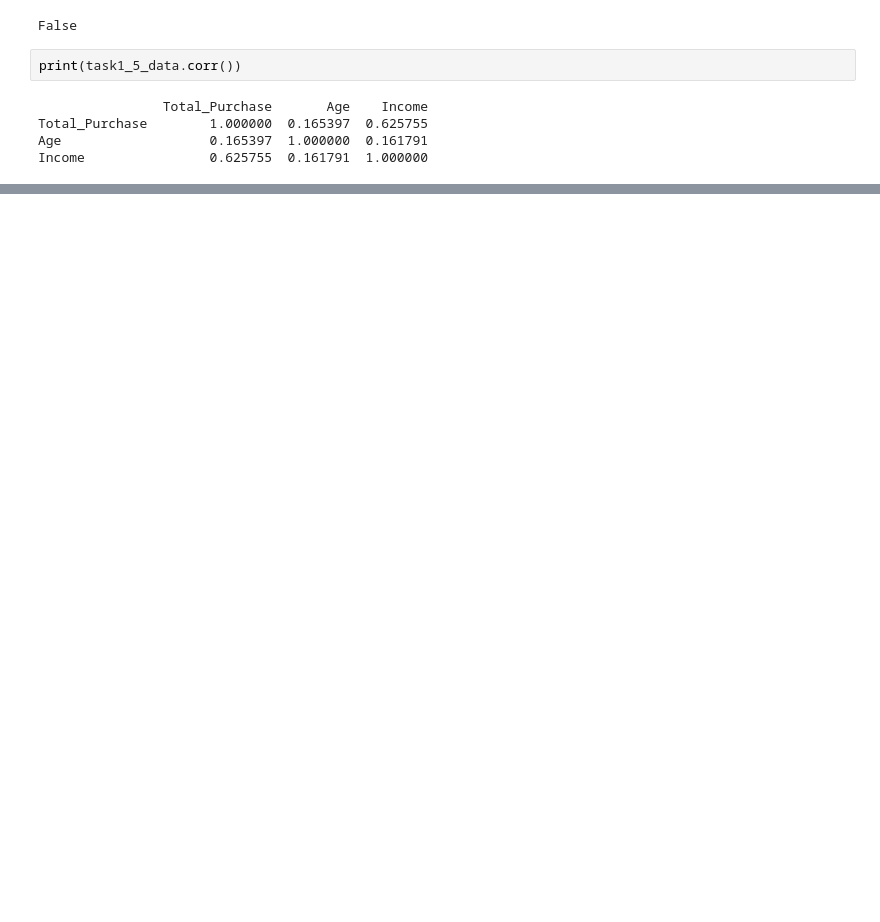
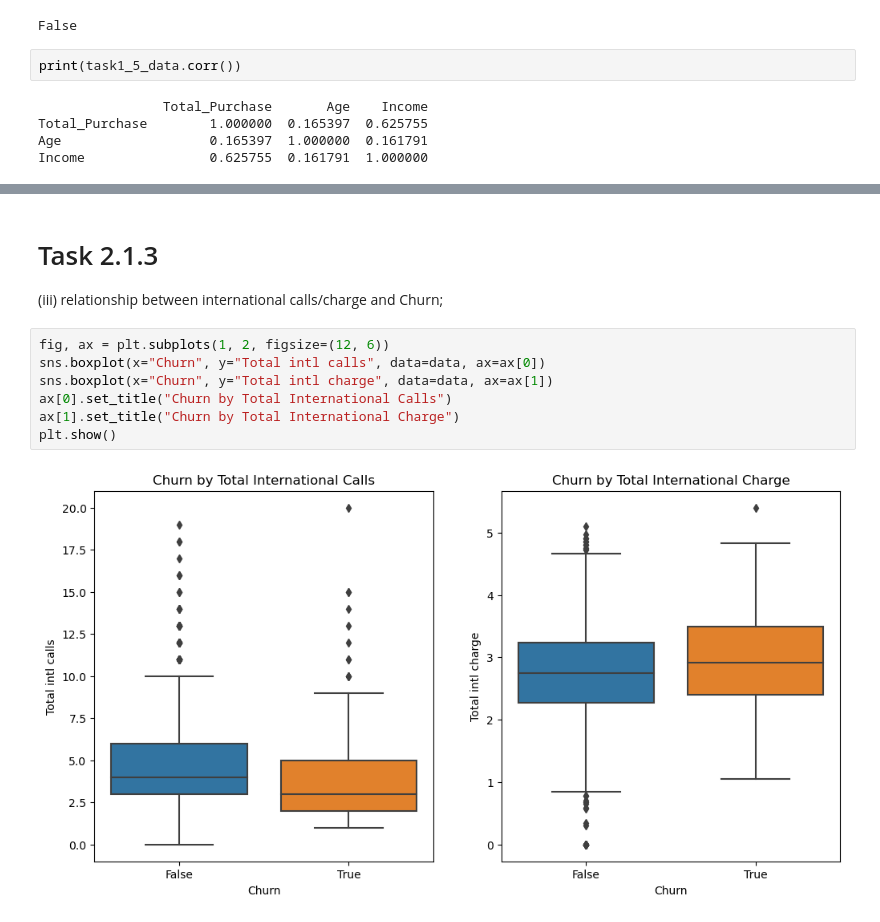
Before and after one commit to hdahlber/Business-Analytics-1, a Jupyter notebook: Assignment 2/Solution.ipynb, the cells around one changed output, grey strips where cells are left out. Drawn from its saved outputs; the diff is of its cells as text; blank space fills up the shorter version.

Commit message:
Assignment 2 task 3 done, task2 50/50

```diff
--- a/Assignment 2/Solution.ipynb
+++ b/Assignment 2/Solution.ipynb
@@ -178,0 +243,12 @@ Income                0.625755  0.161791  1.000000
+# %% [markdown]
+# Task 2.1.3
+(iii) relationship between international calls/charge and Churn;
+# %%
+fig, ax = plt.subplots(1, 2, figsize=(12, 6))
+sns.boxplot(x="Churn", y="Total intl calls", data=data, ax=ax[0])
+sns.boxplot(x="Churn", y="Total intl charge", data=data, ax=ax[1])
+ax[0].set_title("Churn by Total International Calls")
+ax[1].set_title("Churn by Total International Charge")
+plt.show()
+# %% [output]
+[figure, added]
```
Also changed, not shown: parts of 31 cells of this notebook.
